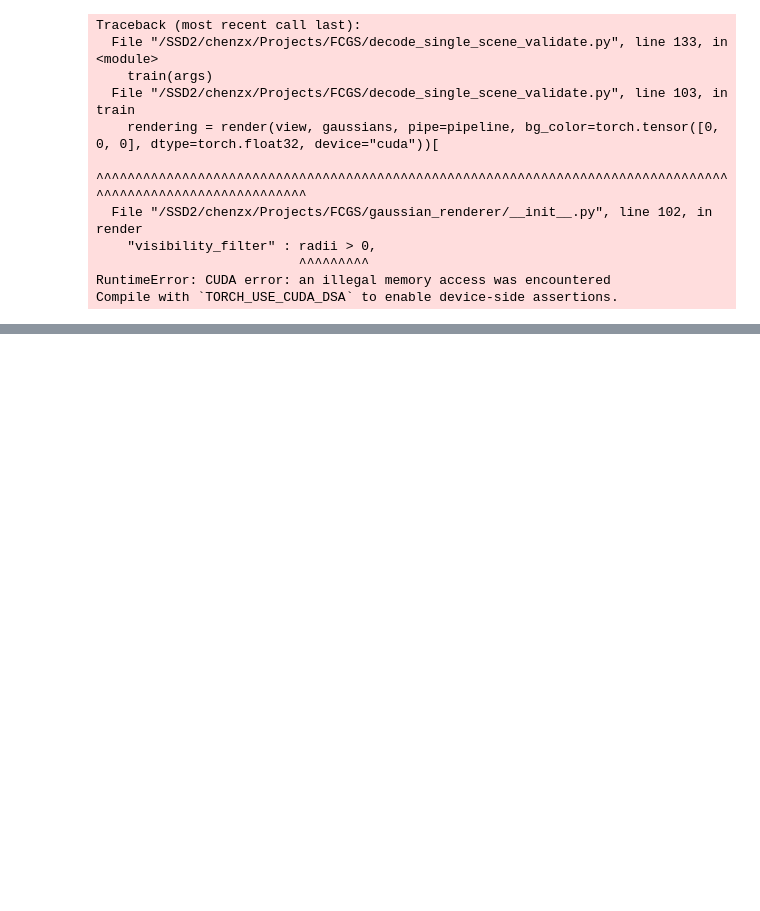
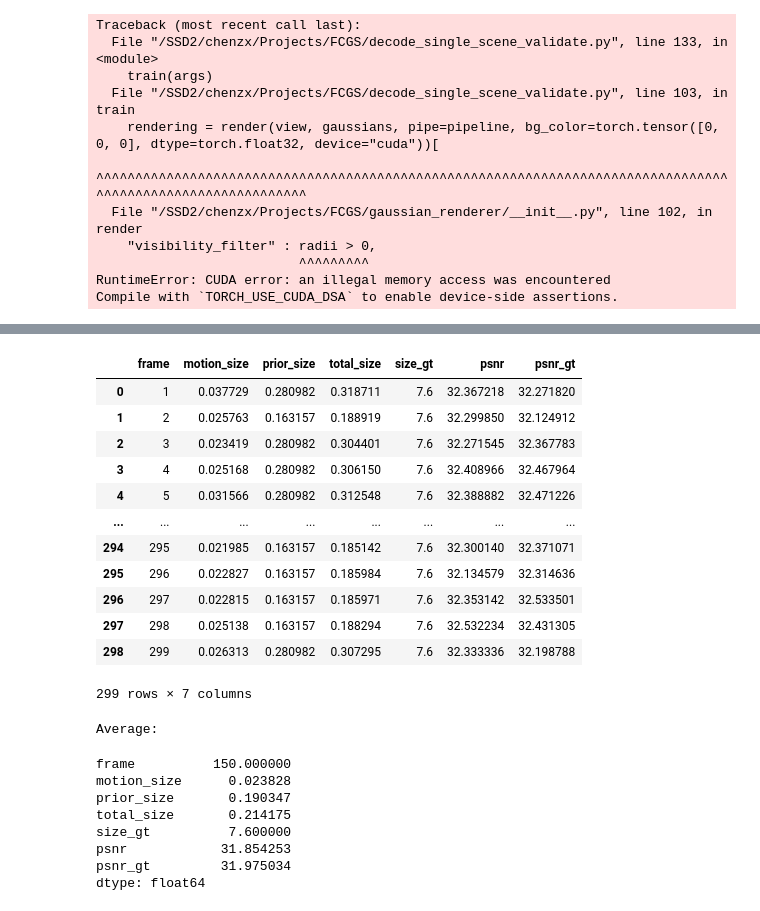
Before and after one commit to Mr-Zwkid/D-FCGS, a Jupyter notebook: myShot_FCGS.ipynb, the cells around one changed output, grey strips where cells are left out. Drawn from its saved outputs; the diff is of its cells as text; code cells hidden in the pictures; blank space fills up the shorter version.

```diff
--- a/myShot_FCGS.ipynb
+++ b/myShot_FCGS.ipynb
@@ -105,0 +454,78 @@ EntropyFactorizedMotion._factor.2 torch.Size([64, 3, 1])
+# %%
+import os
+import json
+import matplotlib.pyplot as plt
+import numpy as np
+
+# scene_list = ['sear_steak-5', 'flame_salmon_1-3', 'cut_roasted_beef-8', 'coffee_martini-4', 'flame_steak-4', 'cook_spinach-3']
+scene = 'flame_steak-4'
+lambda_size = 1e-4
+
+frame_start = 1
+frame_end = 300
+motion_size_list = []
+prior_size_list = []
+total_size_list = []
+psnr_list = []
+
+size_gt_list = [7.6]*(frame_end-frame_start)
+psnr_gt_list = []
+
+for frame in range(frame_start, frame_end):
+    path_size = f'3DGStream-Res/dynerf/{scene.split("-")[0]}-{lambda_size}-joint/frame{frame:06d}/size.json'
+    with open(path_size, 'r') as f:
+        size = json.load(f)
+        motion_size = size['bits_motion']
+        prior_size = size['bits_prior_motion']
+        total_size = motion_size + prior_size
+        motion_size_list.append(motion_size)
+        prior_size_list.append(prior_size)
+        total_size_list.append(total_size)
+
+    path_psnr = f'3DGStream-Res/dynerf/{scene.split("-")[0]}-{lambda_size}-joint/frame{frame:06d}/rendering_info.json'
+    with open(path_psnr, 'r') as f:
+        psnr = json.load(f)
+        psnr = psnr['average']['PSNR']
+        psnr_list.append(psnr)
+
+    gt_path = f'output_gt/flame_steak-4/frame{frame:06d}/results.json'
+    with open(gt_path, 'r') as f:
+        gt = json.load(f)
+        psnr_gt = gt['stage1/psnr_0']
+        psnr_gt_list.append(psnr_gt)
+
+
+
+frame_list = list(range(frame_start, frame_end))
+
+
+import pandas as pd
+df = pd.DataFrame({'frame': frame_list, 'motion_size': motion_size_list, 'prior_size': prior_size_list, 'total_size': total_size_list, 'size_gt': size_gt_list, 'psnr': psnr_list, 'psnr_gt': psnr_gt_list})
+display(df)
+
+# compute average, and display as table
+print('Average: ')
+display(df.mean())
+# %% [output]
+|  | frame | motion_size | prior_size | total_size | size_gt | psnr | psnr_gt |
+| 0 | 1 | 0.037729 | 0.280982 | 0.318711 | 7.6 | 32.367218 | 32.271820 |
+| 1 | 2 | 0.025763 | 0.163157 | 0.188919 | 7.6 | 32.299850 | 32.124912 |
+| 2 | 3 | 0.023419 | 0.280982 | 0.304401 | 7.6 | 32.271545 | 32.367783 |
+| 3 | 4 | 0.025168 | 0.280982 | 0.306150 | 7.6 | 32.408966 | 32.467964 |
+| 4 | 5 | 0.031566 | 0.280982 | 0.312548 | 7.6 | 32.388882 | 32.471226 |
+| ... | ... | ... | ... | ... | ... | ... | ... |
+| 294 | 295 | 0.021985 | 0.163157 | 0.185142 | 7.6 | 32.300140 | 32.371071 |
+| 295 | 296 | 0.022827 | 0.163157 | 0.185984 | 7.6 | 32.134579 | 32.314636 |
+| 296 | 297 | 0.022815 | 0.163157 | 0.185971 | 7.6 | 32.353142 | 32.533501 |
+| 297 | 298 | 0.025138 | 0.163157 | 0.188294 | 7.6 | 32.532234 | 32.431305 |
+| 298 | 299 | 0.026313 | 0.280982 | 0.307295 | 7.6 | 32.333336 | 32.198788 |
+299 rows × 7 columns
+Average:
+frame          150.000000
+motion_size      0.023828
+prior_size       0.190347
+total_size       0.214175
+size_gt          7.600000
+psnr            31.854253
+psnr_gt         31.975034
+dtype: float64
```
Also changed, not shown: parts of 9 cells of this notebook, 18 other files.
